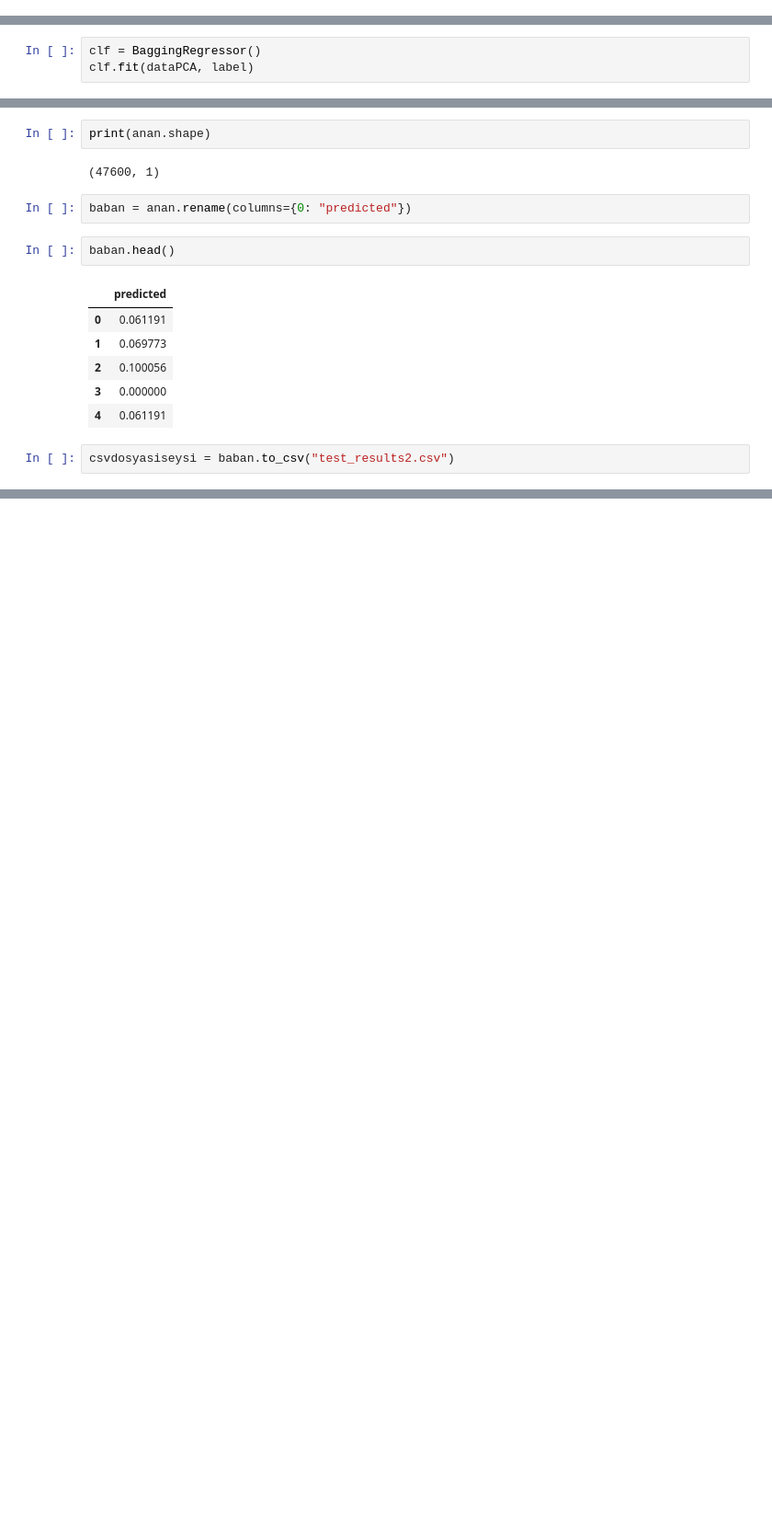
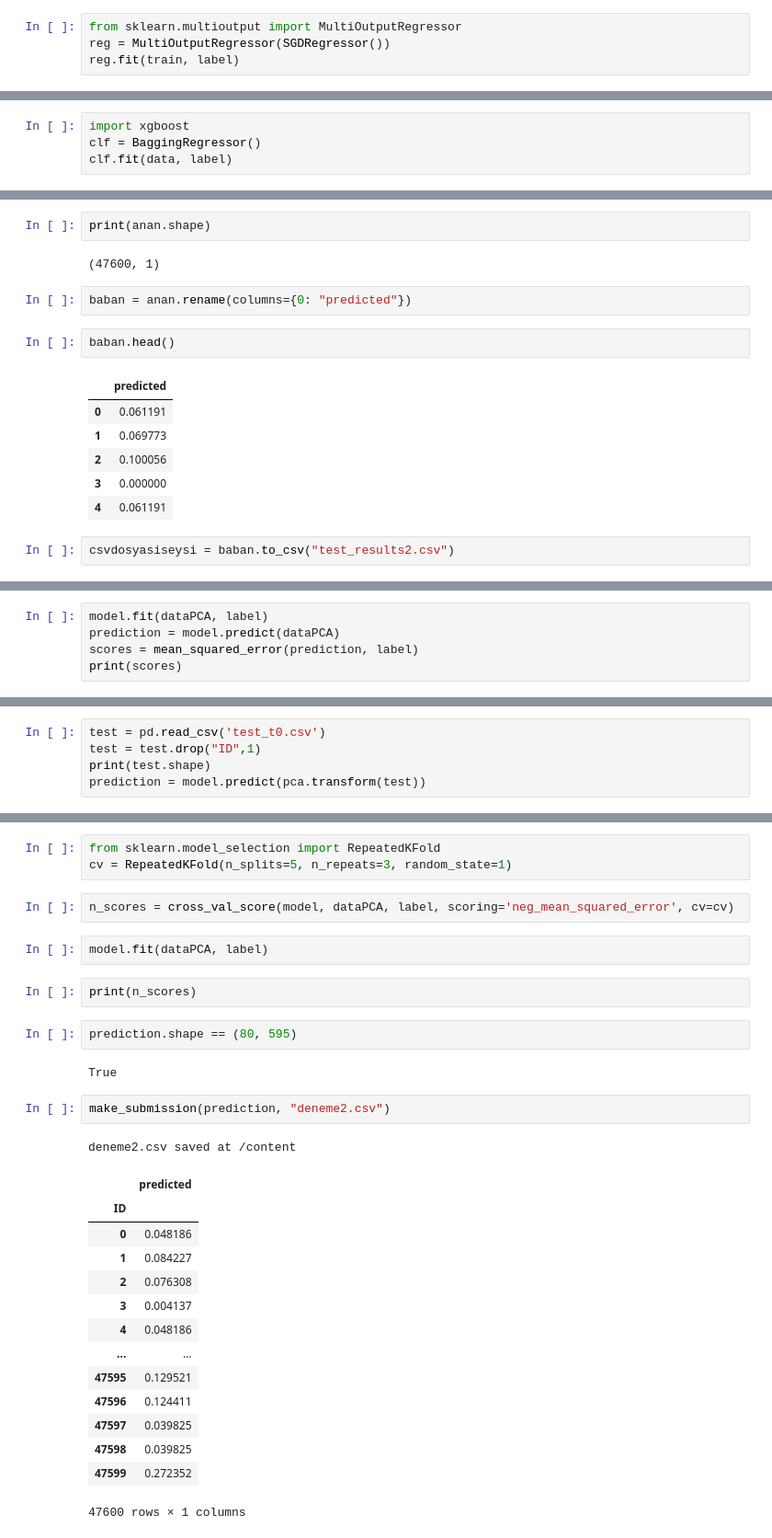
Before and after one commit to batuhanfaik/itu-cmpe, a Jupyter notebook: lfd_hw.ipynb, the cells around one changed output, grey strips where cells are left out. Shown at 92% size. Cells and saved outputs as stored; diff of their text form; blank space fills up the shorter version.

```diff
--- a/lfd_hw.ipynb
+++ b/lfd_hw.ipynb
@@ -91,0 +427,4 @@ print(label.shape)
+# %%
+from sklearn.multioutput import MultiOutputRegressor
+reg = MultiOutputRegressor(SGDRegressor())
+reg.fit(train, label)
@@ -173,6 +540,7 @@ SVM Linear = [0.007712577380661428]
 # %%
+import xgboost
 clf = BaggingRegressor()
-clf.fit(dataPCA, label)
+clf.fit(data, label)
 # %% [output]
 BaggingRegressor(base_estimator=None, bootstrap=True, bootstrap_features=False,
                  max_features=1.0, max_samples=1.0, n_estimators=10,
@@ -269,0 +632,5 @@ csvdosyasiseysi = baban.to_csv("test_results2.csv")
+# %%
+model.fit(dataPCA, label)
+prediction = model.predict(dataPCA)
+scores = mean_squared_error(prediction, label)
+print(scores)
@@ -269,0 +639,5 @@ csvdosyasiseysi = baban.to_csv("test_results2.csv")
+# %%
+test = pd.read_csv('test_t0.csv')
+test = test.drop("ID",1)
+print(test.shape)
+prediction = model.predict(pca.transform(test))
@@ -269,0 +663,31 @@ csvdosyasiseysi = baban.to_csv("test_results2.csv")
+# %%
+from sklearn.model_selection import RepeatedKFold
+cv = RepeatedKFold(n_splits=5, n_repeats=3, random_state=1)
+# %%
+n_scores = cross_val_score(model, dataPCA, label, scoring='neg_mean_squared_error', cv=cv)
+# %%
+model.fit(dataPCA, label)
+# %%
+print(n_scores)
+# %%
+prediction.shape == (80, 595)
+# %% [output]
+True
+# %%
+make_submission(prediction, "deneme2.csv")
+# %% [output]
+deneme2.csv saved at /content
+|  | predicted |
+| ID |  |
+| 0 | 0.048186 |
+| 1 | 0.084227 |
+| 2 | 0.076308 |
+| 3 | 0.004137 |
+| 4 | 0.048186 |
+| ... | ... |
+| 47595 | 0.129521 |
+| 47596 | 0.124411 |
+| 47597 | 0.039825 |
+| 47598 | 0.039825 |
+| 47599 | 0.272352 |
+47600 rows × 1 columns
```
Also changed, not shown: parts of 35 cells of this notebook.
